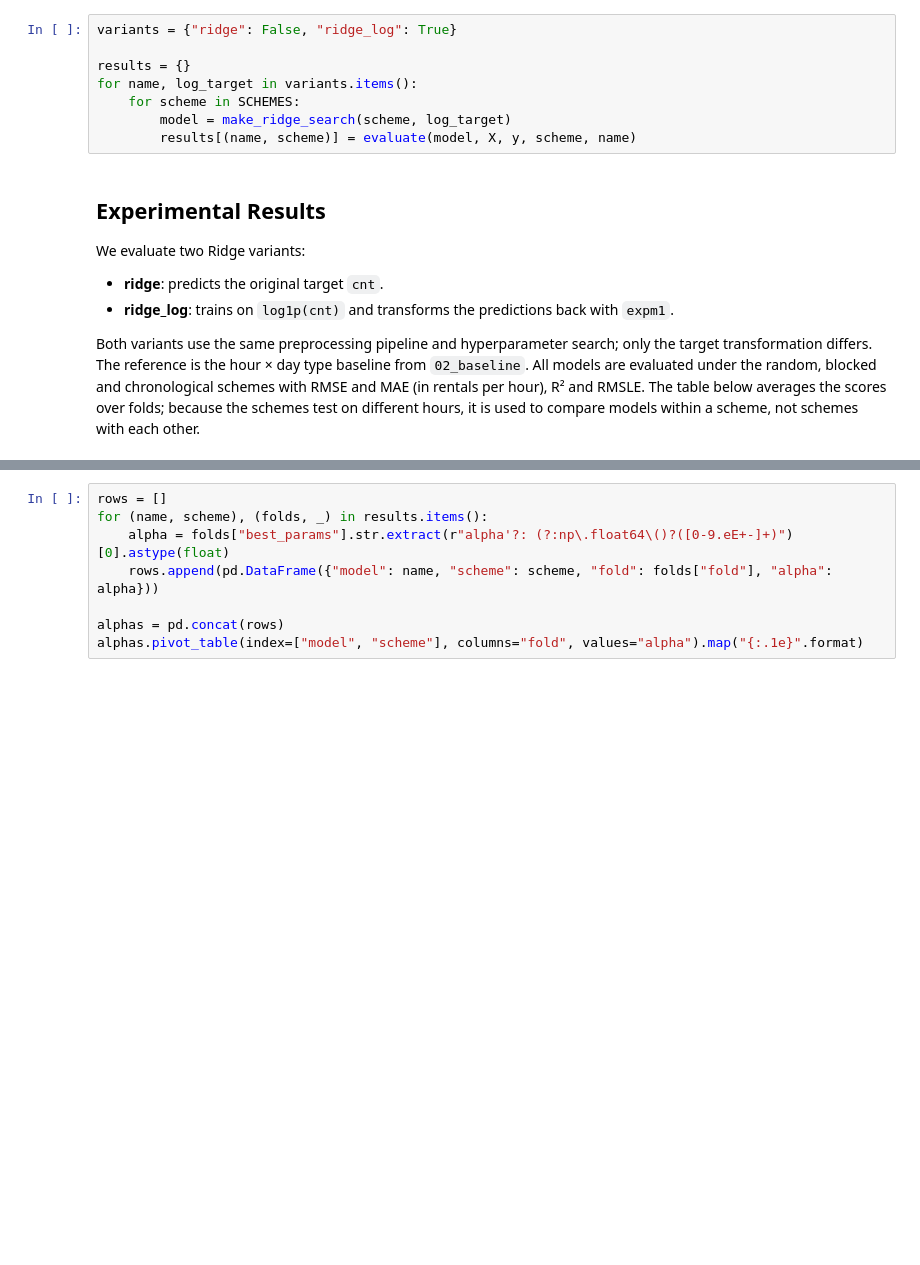
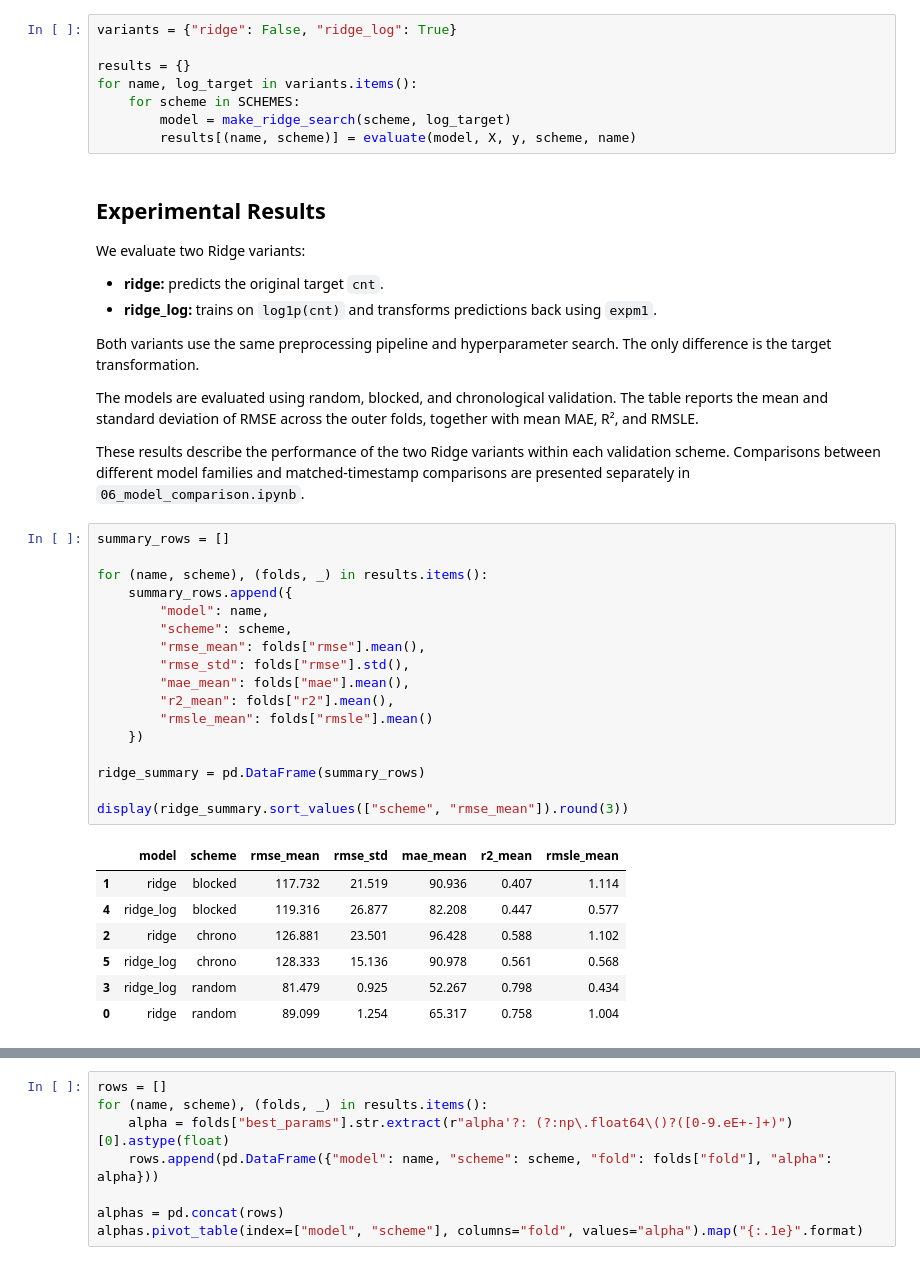
Before and after one commit to gghgfttd/ml-2026-MiniProject, a Jupyter notebook: 03_ridge.ipynb, the cells around one changed output, grey strips where cells are left out. Drawn from its saved outputs; the diff is of its cells as text; blank space fills up the shorter version.

```diff
--- a/03_ridge.ipynb
+++ b/03_ridge.ipynb
@@ -177,8 +181,37 @@ for name, log_target in variants.items():
 
 We evaluate two Ridge variants:
 
-- **ridge**: predicts the original target `cnt`.
-- **ridge_log**: trains on `log1p(cnt)` and transforms the predictions back with `expm1`.
+- **ridge:** predicts the original target `cnt`.
+- **ridge_log:** trains on `log1p(cnt)` and transforms predictions back using `expm1`.
 
-Both variants use the same preprocessing pipeline and hyperparameter search; only the target transformation differs. The reference is the hour × day type baseline from `02_baseline`. All models are evaluated under the random, blocked and chronological schemes with RMSE and MAE (in rentals per hour), R² and RMSLE. The table below averages the scores over folds; because the schemes test on different hours, it is used to compare models within a scheme, not schemes with each other.
+Both variants use the same preprocessing pipeline and hyperparameter search. The only difference is the target transformation.
+
+The models are evaluated using random, blocked, and chronological validation. The table reports the mean and standard deviation of RMSE across the outer folds, together with mean MAE, R², and RMSLE.
+
+These results describe the performance of the two Ridge variants within each validation scheme. Comparisons between different model families and matched-timestamp comparisons are presented separately in `06_model_comparison.ipynb`.
+# %%
+summary_rows = []
+
+for (name, scheme), (folds, _) in results.items():
+    summary_rows.append({
+        "model": name,
+        "scheme": scheme,
+        "rmse_mean": folds["rmse"].mean(),
+        "rmse_std": folds["rmse"].std(),
+        "mae_mean": folds["mae"].mean(),
+        "r2_mean": folds["r2"].mean(),
+        "rmsle_mean": folds["rmsle"].mean()
+    })
+
+ridge_summary = pd.DataFrame(summary_rows)
+
+display(ridge_summary.sort_values(["scheme", "rmse_mean"]).round(3))
+# %% [output]
+|  | model | scheme | rmse_mean | rmse_std | mae_mean | r2_mean | rmsle_mean |
+| 1 | ridge | blocked | 117.732 | 21.519 | 90.936 | 0.407 | 1.114 |
+| 4 | ridge_log | blocked | 119.316 | 26.877 | 82.208 | 0.447 | 0.577 |
+| 2 | ridge | chrono | 126.881 | 23.501 | 96.428 | 0.588 | 1.102 |
+| 5 | ridge_log | chrono | 128.333 | 15.136 | 90.978 | 0.561 | 0.568 |
+| 3 | ridge_log | random | 81.479 | 0.925 | 52.267 | 0.798 | 0.434 |
+| 0 | ridge | random | 89.099 | 1.254 | 65.317 | 0.758 | 1.004 |
 # %% [markdown]
```
Also changed, not shown: parts of 9 cells of this notebook, 1 other file.
